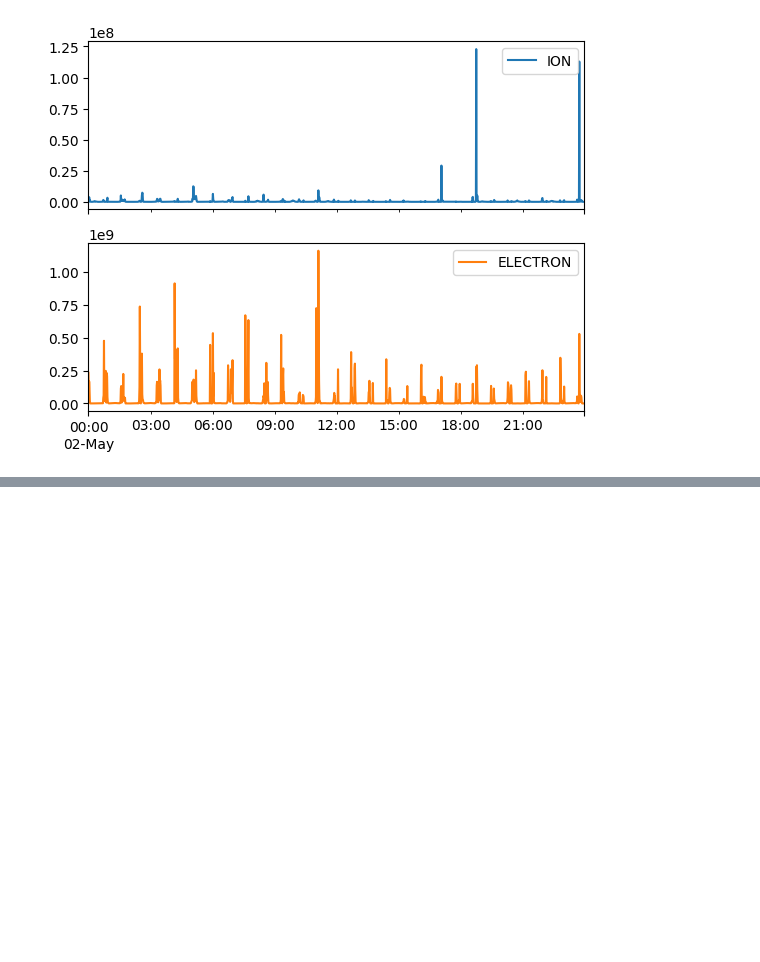
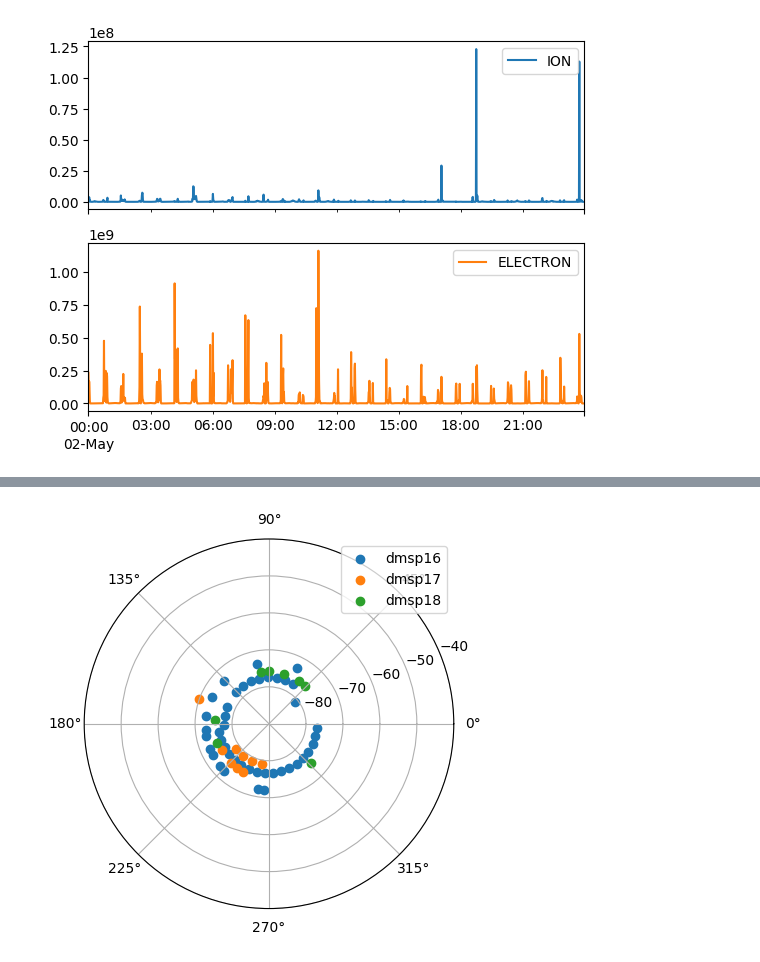
Before and after one commit to umeyuu/Prediction-of-Satellite-Potential-Using-Solar-Wind-Data, a Jupyter notebook: satelite_data.ipynb, the cells around one changed output, grey strips where cells are left out. Saved outputs shown, nothing was run; the diff lists cells and outputs as text; code cells hidden in the pictures; blank space fills up the shorter version.

```diff
--- a/satelite_data.ipynb
+++ b/satelite_data.ipynb
@@ -183,0 +174,30 @@ ind
+# %%
+def plot_charge_pos(path):
+    cdf_file = cdflib.CDF(path)
+    ion = cdf_file['ION_DIFF_ENERGY_FLUX']
+    ele = cdf_file['ELE_DIFF_ENERGY_FLUX']
+    lat = cdf_file['SC_GEOCENTRIC_LAT']
+    lon = cdf_file['SC_GEOCENTRIC_LON']
+    ind = detect_charge(ion ,ele)
+    La = []
+    Lo = []
+    for i in ind:
+        La.append(lat[i])
+        Lo.append(lon[i])
+    return La, Lo
+# %%
+La_16, Lo_16 = plot_charge_pos('../DATA/dmsp-f16/2011/05/dmsp-f16_20110502.cdf')
+La_17, Lo_17 = plot_charge_pos('../DATA/dmsp-f17/2011/05/dmsp-f17_20110502.cdf')
+La_18, Lo_18 = plot_charge_pos('../DATA/dmsp-f18/2011/05/dmsp-f18_20110502.cdf')
+# %%
+ax = plt.subplot(111, projection="polar")
+
+
+ax.scatter(Lo_16, La_16, label='dmsp16')
+ax.scatter(Lo_17, La_17, label='dmsp17')
+ax.scatter(Lo_18, La_18, label='dmsp18')
+ax.set_ylim([-90,-40])
+plt.legend()
+plt.show()
+# %% [output]
+[figure, added]
```
Also changed, not shown: parts of 9 cells of this notebook.
